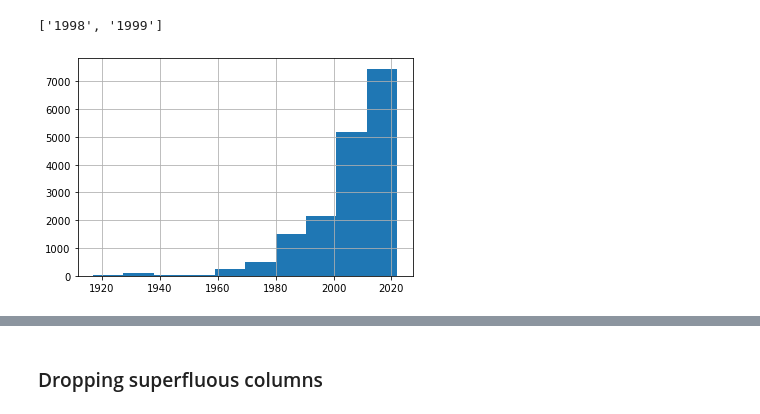
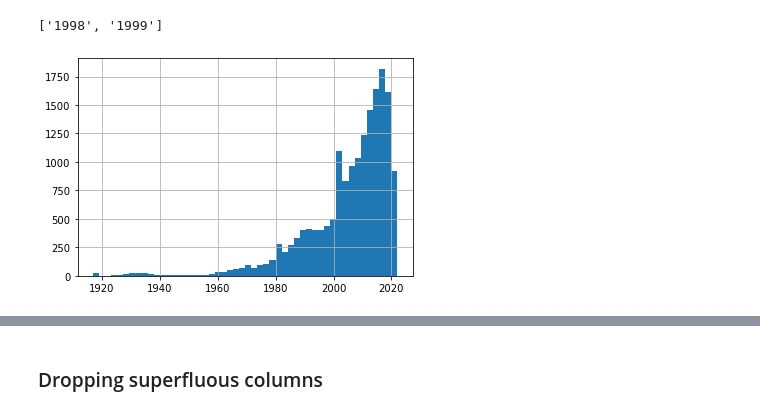
Before and after one commit to edgarg429/Anime_recommendation, a Jupyter notebook: Anime_Recommendation_Project.ipynb, the cells around one changed output, grey strips where cells are left out. Drawn from its saved outputs; the diff is of its cells as text; code cells hidden in the pictures.

```diff
--- a/Anime_Recommendation_Project.ipynb
+++ b/Anime_Recommendation_Project.ipynb
@@ -123,6 +124,7 @@ anime_df_no_syn['Year_Premiered'] = [anime_df_no_syn['Year_Premiered'][x][0] for
 anime_df_no_syn['Year_Premiered'] = [int(x) if x != 'Unknown' else x for x in anime_df_no_syn['Year_Premiered']]
-# %%
-anime_df_no_syn[anime_df_no_syn['Year_Premiered']!='Unknown'].Year_Premiered.hist();
-# %% [output]
-[figure, removed]
+# %%
+#Graph of number of anime released each year
+anime_df_no_syn[anime_df_no_syn['Year_Premiered']!='Unknown'].Year_Premiered.hist(bins=50);
+# %% [output]
+[figure, added]
 # %%
```
Also changed, not shown: parts of 57 cells of this notebook.
